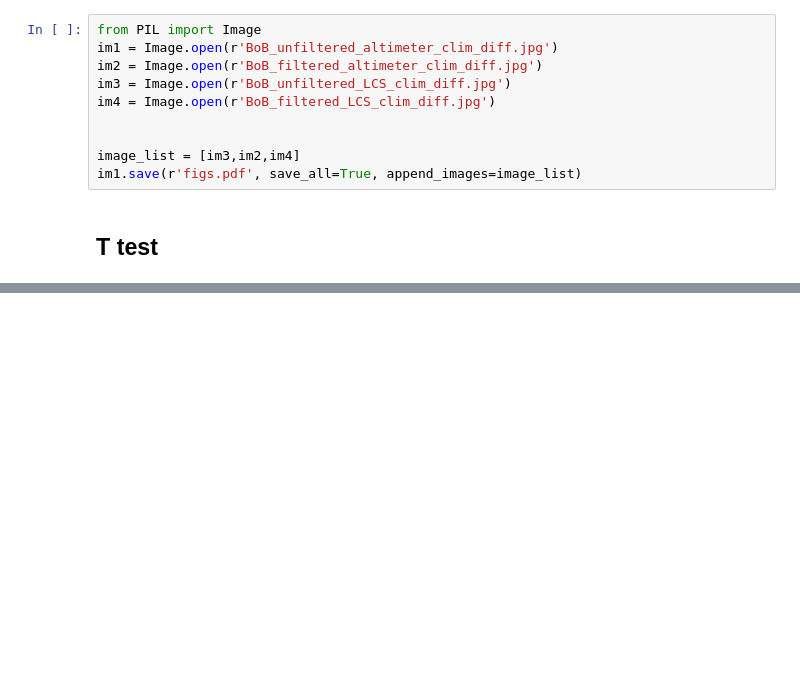
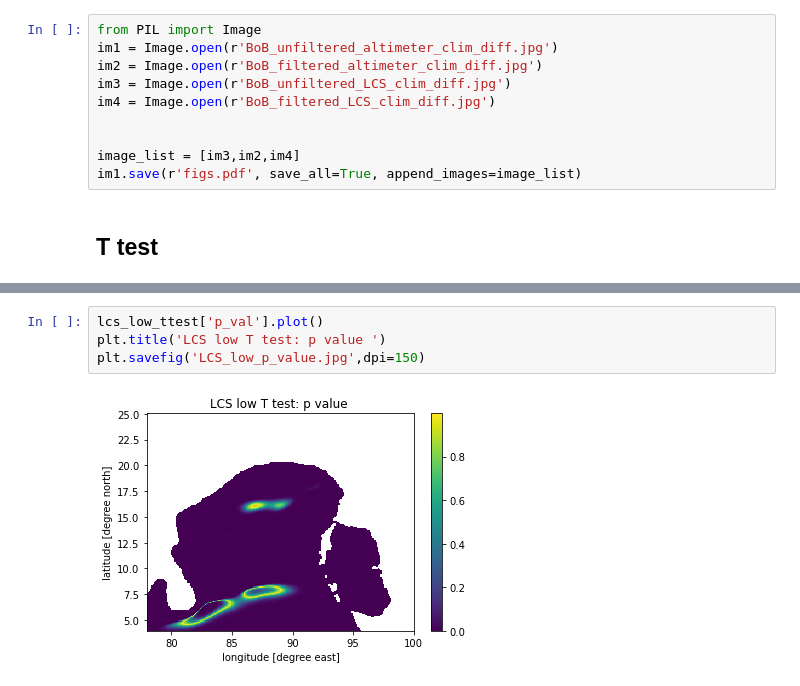
Before and after one commit to ghossh/BoB-Decadal-SLA, a Jupyter notebook: BoB_plots.ipynb, the cells around one changed output, grey strips where cells are left out. Drawn from its saved outputs; the diff is of its cells as text; blank space fills up the shorter version.

```diff
--- a/BoB_plots.ipynb
+++ b/BoB_plots.ipynb
@@ -570,0 +585,6 @@ p_val.plot.contourf(level=[1,2])
+# %%
+lcs_low_ttest['p_val'].plot()
+plt.title('LCS low T test: p value ')
+plt.savefig('LCS_low_p_value.jpg',dpi=150)
+# %% [output]
+[figure, added]
```
Also changed, not shown: parts of 13 cells of this notebook, 4 other files.
